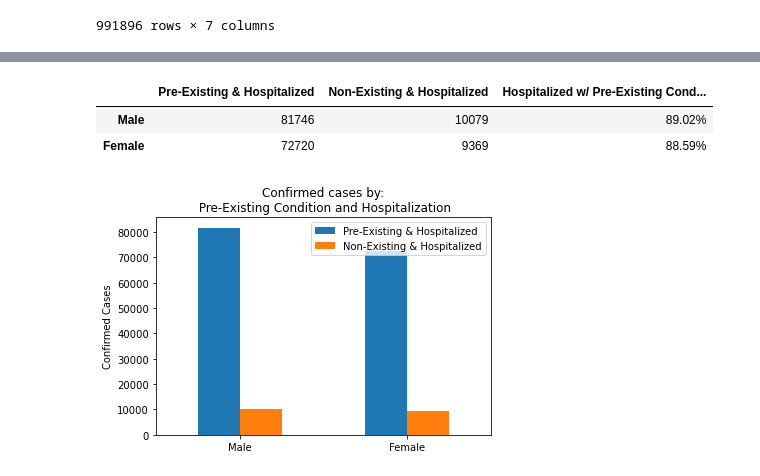
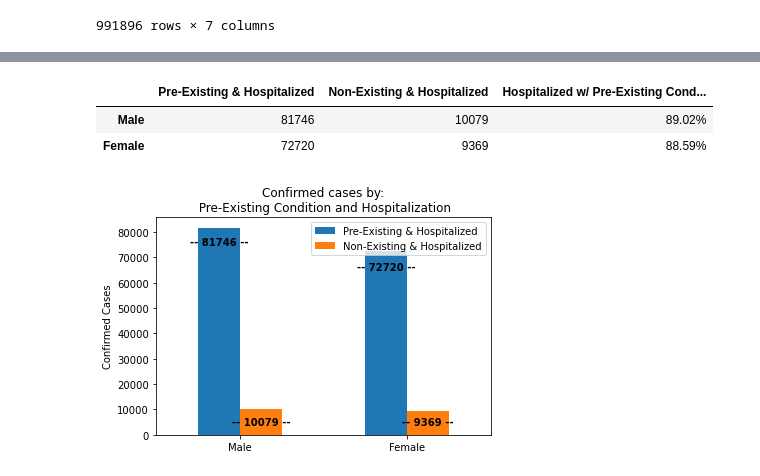
Before and after one commit to jforbis/rougeSquadron, a Jupyter notebook: JupyterScripts/forbis.ipynb, the cells around one changed output, grey strips where cells are left out. Drawn from its saved outputs; the diff is of its cells as text; code cells hidden in the pictures.

```diff
--- a/JupyterScripts/forbis.ipynb
+++ b/JupyterScripts/forbis.ipynb
@@ -80,32 +88,35 @@ fhp = len(org_data_df.loc[(org_data_df["Gender"] == "Female") &
                       (org_data_df["Pre-Existing Condition"] == "Yes") &
                       (org_data_df["Hospitalized"] == "Yes")])
 
 mhnp = len(org_data_df.loc[(org_data_df["Gender"] == "Male") &
                       (org_data_df["Pre-Existing Condition"] == "No") &
                       (org_data_df["Hospitalized"] == "Yes")])
 fhnp = len(org_data_df.loc[(org_data_df["Gender"] == "Female") &
                       (org_data_df["Pre-Existing Condition"] == "No") &
                       (org_data_df["Hospitalized"] == "Yes")])
 prex = ["Male", "Female"]
 prex_df = pd.DataFrame({"Pre-Existing & Hospitalized" : [mhp,fhp], "Non-Existing & Hospitalized" : [mhnp,fhnp]}, index = prex)
 ax = prex_df.plot(kind='bar', rot=0)
 ax.set_ylabel("Confirmed Cases")
 ax.set_title("Confirmed cases by:\n Pre-Existing Condition and Hospitalization")
 
 ax.legend(loc = "best")
-# plt.show()
+plt.annotate(f"-- {mhp} --", xy=(0,80000), xytext=(-0.3,75000),color = "black", weight = "bold")
+plt.annotate(f"-- {fhp} --",xy=(0,75000), xytext=(.7,65000), color = "black", weight = "bold")
+plt.annotate(f"-- {mhnp} --", xy = (0,10000), xytext = (-0.045,4000), color = "black", weight = "bold")
+plt.annotate(f"-- {fhnp} --", xy = (0,10000), xytext = (.97, 4000), color = "black", weight = "bold")
 plt.savefig("../Images/MaleFemalePreXvsHosp.png")
 total_males = mhp + mhnp
 total_females = fhp + fhnp
 percent_males = ("{:.2%}".format(mhp/total_males))
 percent_females = ("{:.2%}".format(fhp/total_females))
 # prex_df["Male"] = prex_df["Male"].map("{:,.0f}".format)
 # prex_df["Female"] = prex_df["Female"].map("{:,.0f}".format)
 mhp = ("{:,.0f}".format(mhp))
 prex_df["Hospitalized w/ Pre-Existing Condition %"] = [percent_males, percent_females]
 prex_df
 # %% [output]
 |  | Pre-Existing & Hospitalized | Non-Existing & Hospitalized | Hospitalized w/ Pre-Existing Cond... |
 | Male | 81746 | 10079 | 89.02% |
 | Female | 72720 | 9369 | 88.59% |
-[figure, old version]
+[figure, new version]
```
Also changed, not shown: parts of 2 cells of this notebook, 3 other files.
